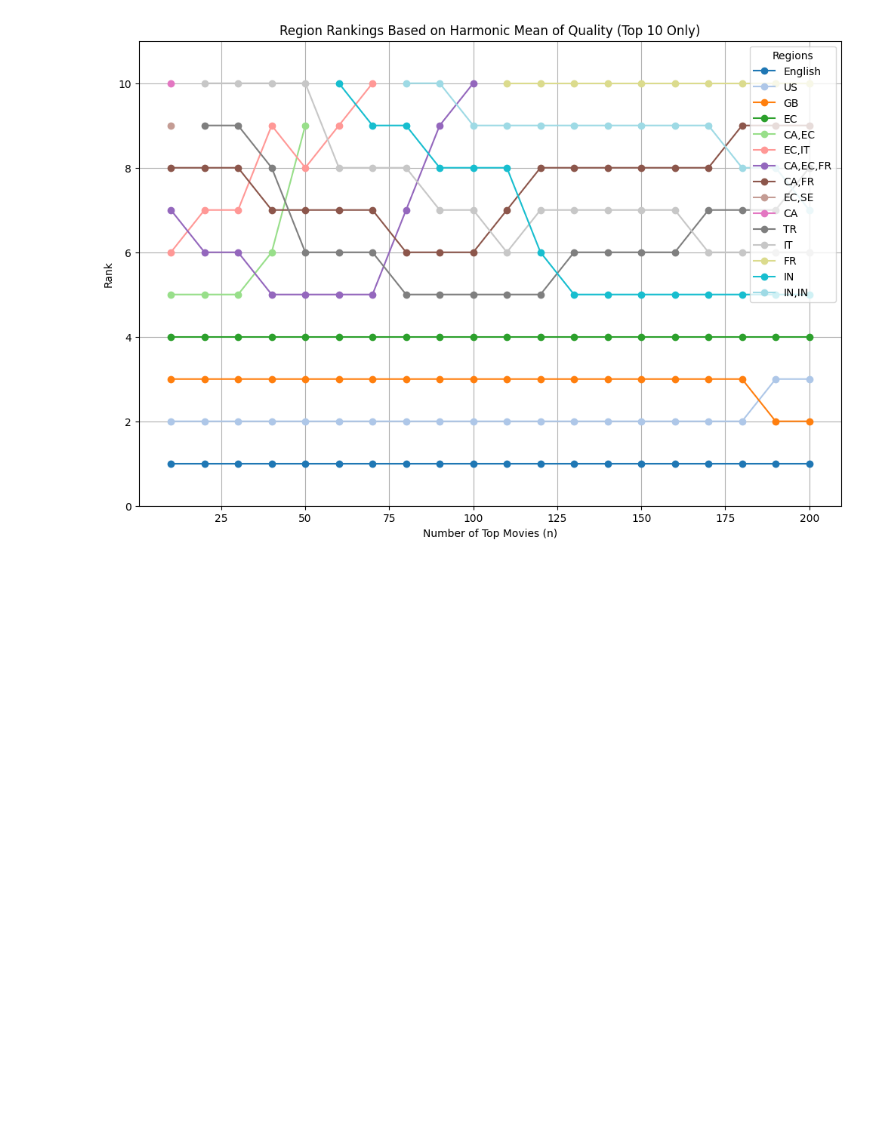
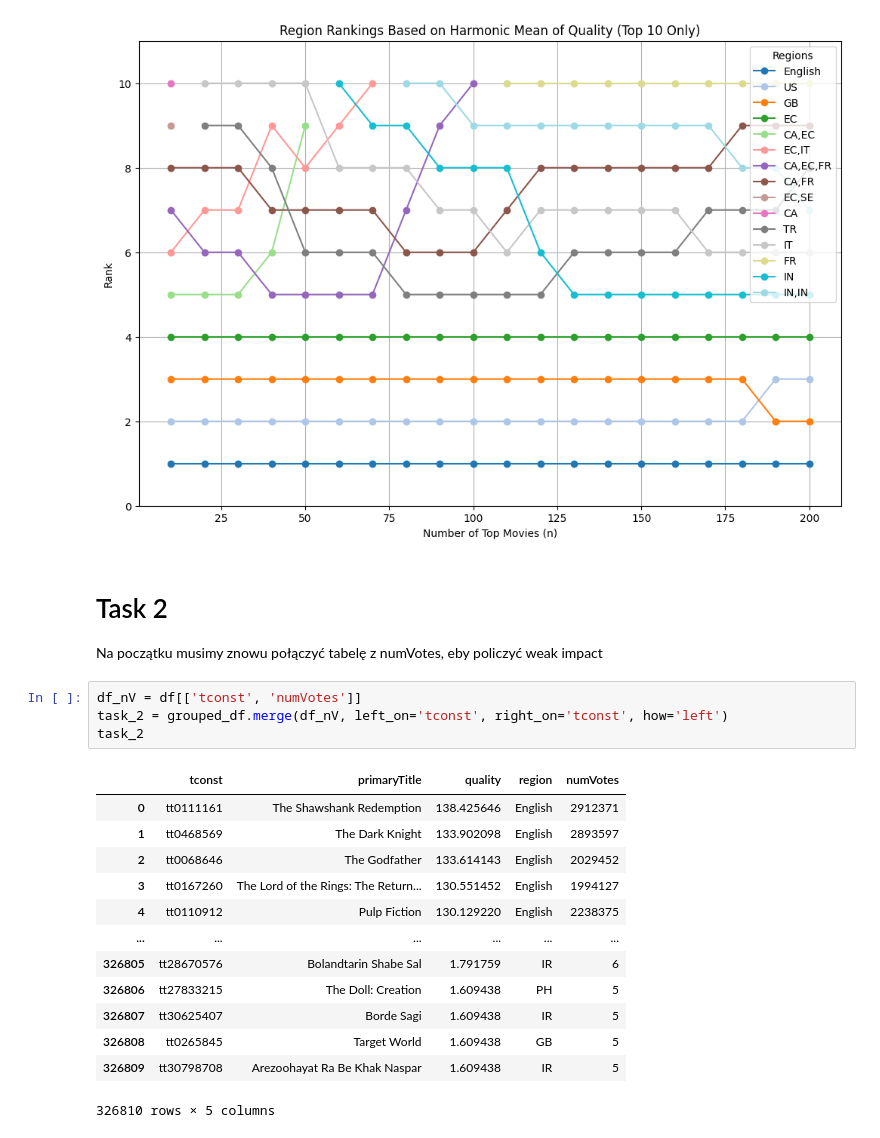
Before and after one commit to marsocha/NYPD_Marcin_Socha, a Jupyter notebook: 25_08.ipynb, the cells around one changed output. Saved outputs shown, nothing was run; the diff lists cells and outputs as text; blank space fills up the shorter version.

```diff
--- a/25_08.ipynb
+++ b/25_08.ipynb
@@ -310,3 +310,24 @@ plt.show()
 # %% [output]
 The get_cmap function was deprecated in Matplotlib 3.7 and will be removed in 3.11. Use ``matplotlib.colormaps[name]`` or ``matplotlib.colormaps.get_cmap()`` or ``pyplot.get_cmap()`` instead.
 [figure]
+# %% [markdown]
+# Task 2
+Na początku musimy znowu połączyć tabelę z numVotes, eby policzyć weak impact
+# %%
+df_nV = df[['tconst', 'numVotes']]
+task_2 = grouped_df.merge(df_nV, left_on='tconst', right_on='tconst', how='left')
+task_2
+# %% [output]
+|  | tconst | primaryTitle | quality | region | numVotes |
+| 0 | tt0111161 | The Shawshank Redemption | 138.425646 | English | 2912371 |
+| 1 | tt0468569 | The Dark Knight | 133.902098 | English | 2893597 |
+| 2 | tt0068646 | The Godfather | 133.614143 | English | 2029452 |
+| 3 | tt0167260 | The Lord of the Rings: The Return... | 130.551452 | English | 1994127 |
+| 4 | tt0110912 | Pulp Fiction | 130.129220 | English | 2238375 |
+| ... | ... | ... | ... | ... | ... |
+| 326805 | tt28670576 | Bolandtarin Shabe Sal | 1.791759 | IR | 6 |
+| 326806 | tt27833215 | The Doll: Creation | 1.609438 | PH | 5 |
+| 326807 | tt30625407 | Borde Sagi | 1.609438 | IR | 5 |
+| 326808 | tt0265845 | Target World | 1.609438 | GB | 5 |
+| 326809 | tt30798708 | Arezoohayat Ra Be Khak Naspar | 1.609438 | IR | 5 |
+326810 rows × 5 columns
```
Also changed, not shown: parts of 23 cells of this notebook.
